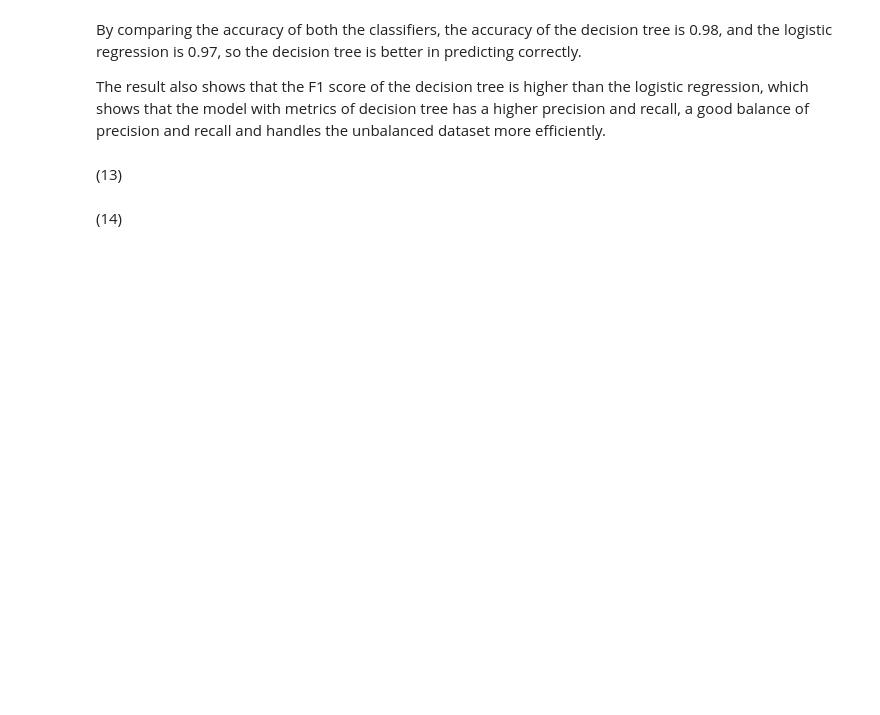
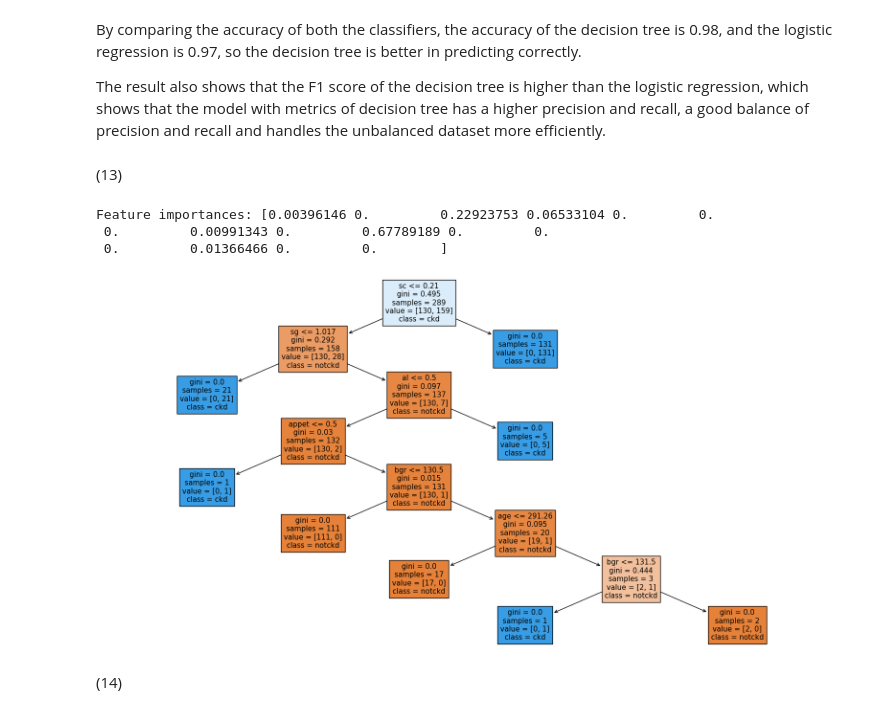
Before and after one commit to chenx333/Chronic-Kidney-Disease-Classification-Challenge, a Jupyter notebook: assignment6.ipynb, the cells around one changed output. Cells and saved outputs as stored; diff of their text form; code cells hidden in the pictures; blank space fills up the shorter version.

```diff
--- a/assignment6.ipynb
+++ b/assignment6.ipynb
@@ -727,6 +727,25 @@ By comparing the accuracy of both the classifiers, the accuracy of the decision
 The result also shows that the F1 score of the decision tree is higher than the logistic regression, which shows that the model with metrics of decision tree has a higher precision and recall, a good balance of precision and recall and handles the unbalanced dataset more efficiently.
 # %% [markdown]
 (13)
+# %%
+from sklearn import tree
+decision_tree = DecisionTreeClassifier(max_depth=30, random_state=1)
+
+# Retrain the model on the entire dataset
+decision_tree.fit(x, y)
+
+importances = decision_tree.feature_importances_
+print("Feature importances:", importances)
+
+
+plt.figure(figsize=(20, 10))
+tree.plot_tree(decision_tree, filled=True, feature_names=x.columns, class_names=['notckd', 'ckd'])
+plt.show()
+# %% [output]
+Feature importances: [0.00396146 0.         0.22923753 0.06533104 0.         0.
+ 0.         0.00991343 0.         0.67789189 0.         0.
+ 0.         0.01366466 0.         0.        ]
+[figure, added]
 # %% [markdown]
 (14)
 # %%
```
Also changed, not shown: parts of 1 cell of this notebook.
